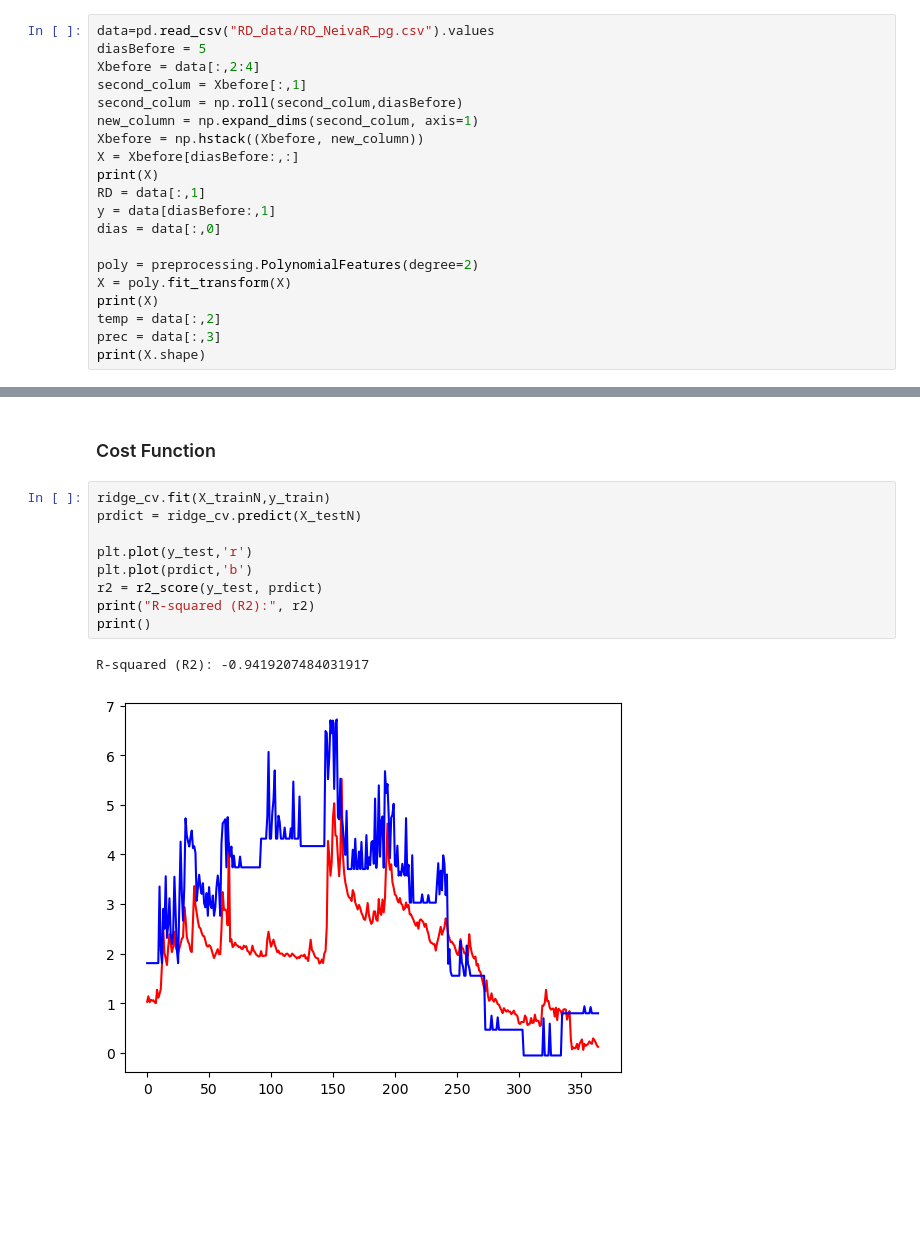
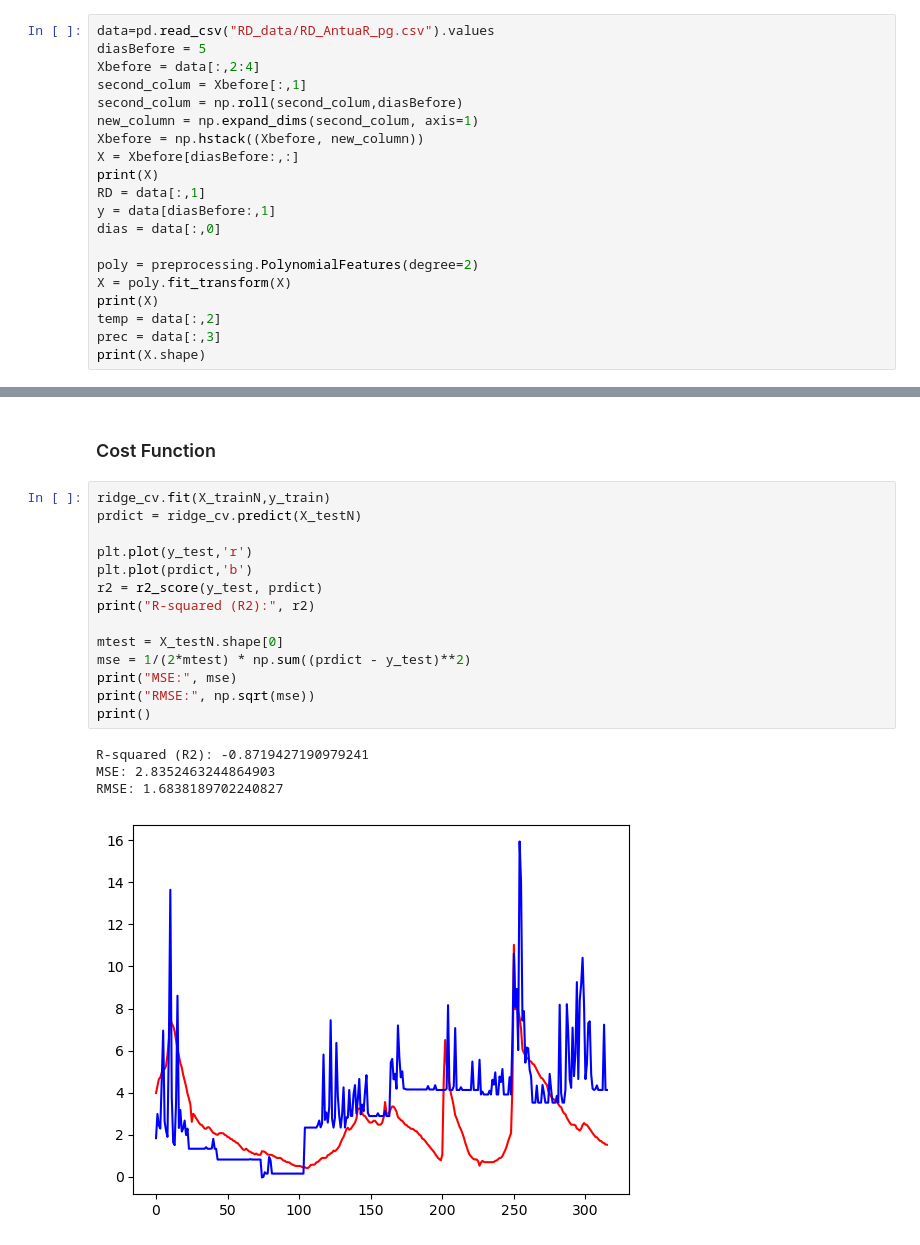
Before and after one commit to Barb02/TAA_ForecastingRiverDischarge, a Jupyter notebook: withoutRDPolinomial.ipynb, the cells around one changed output, grey strips where cells are left out. Saved outputs shown, nothing was run; the diff lists cells and outputs as text; blank space fills up the shorter version.

Commit message:
added rmse, ajusted notebooks

```diff
--- a/withoutRDPolinomial.ipynb
+++ b/withoutRDPolinomial.ipynb
@@ -16,7 +14,7 @@ from sklearn.metrics import mean_squared_error,r2_score
 # %% [markdown]
 ### LoadingData
 # %%
-data=pd.read_csv("RD_data/RD_NeivaR_pg.csv").values
+data=pd.read_csv("RD_data/RD_AntuaR_pg.csv").values
 diasBefore = 5
 Xbefore = data[:,2:4]
 second_colum = Xbefore[:,1]
@@ -140,12 +103,19 @@ plt.show()
 # %%
 ridge_cv.fit(X_trainN,y_train)
 prdict = ridge_cv.predict(X_testN)
 
 plt.plot(y_test,'r')
 plt.plot(prdict,'b')
 r2 = r2_score(y_test, prdict)
 print("R-squared (R2):", r2)
+
+mtest = X_testN.shape[0]
+mse = 1/(2*mtest) * np.sum((prdict - y_test)**2)
+print("MSE:", mse)
+print("RMSE:", np.sqrt(mse))
 print()
 # %% [output]
-R-squared (R2): -0.9419207484031917
+R-squared (R2): -0.8719427190979241
+MSE: 2.8352463244864903
+RMSE: 1.6838189702240827
-[figure, old version]
+[figure, new version]
```
Also changed, not shown: parts of 7 cells of this notebook, 4 other files.
